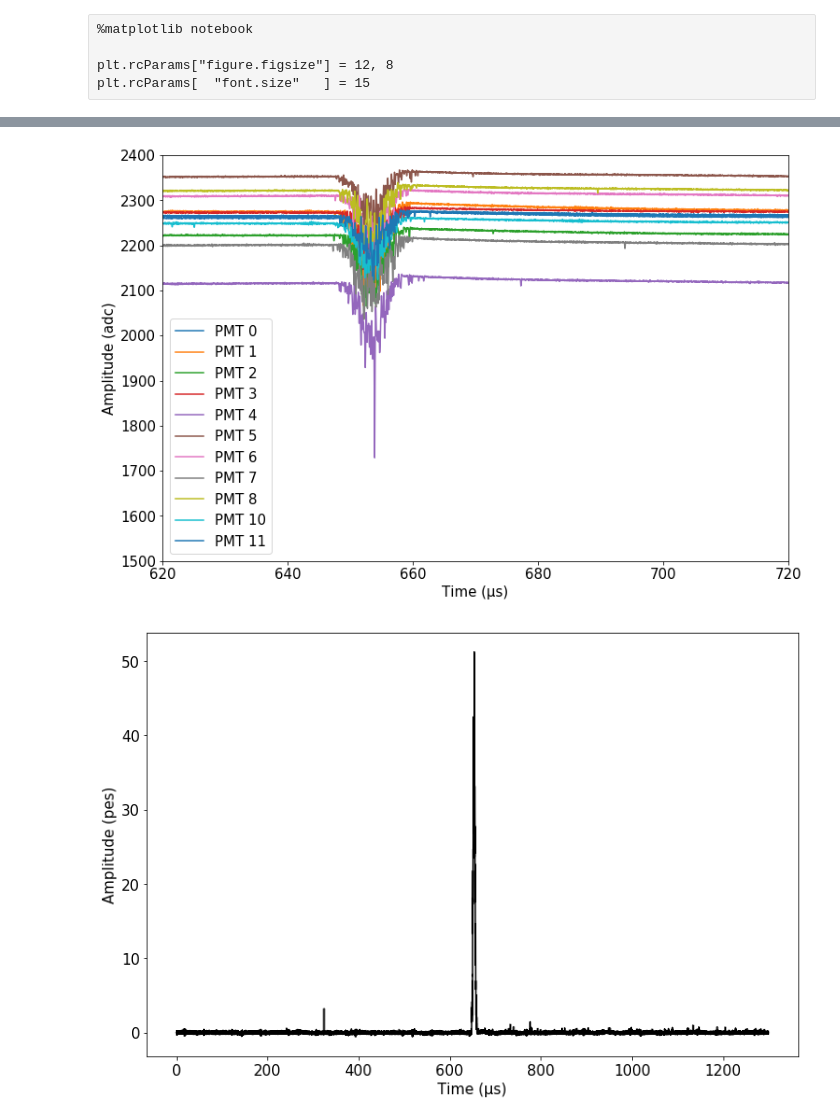
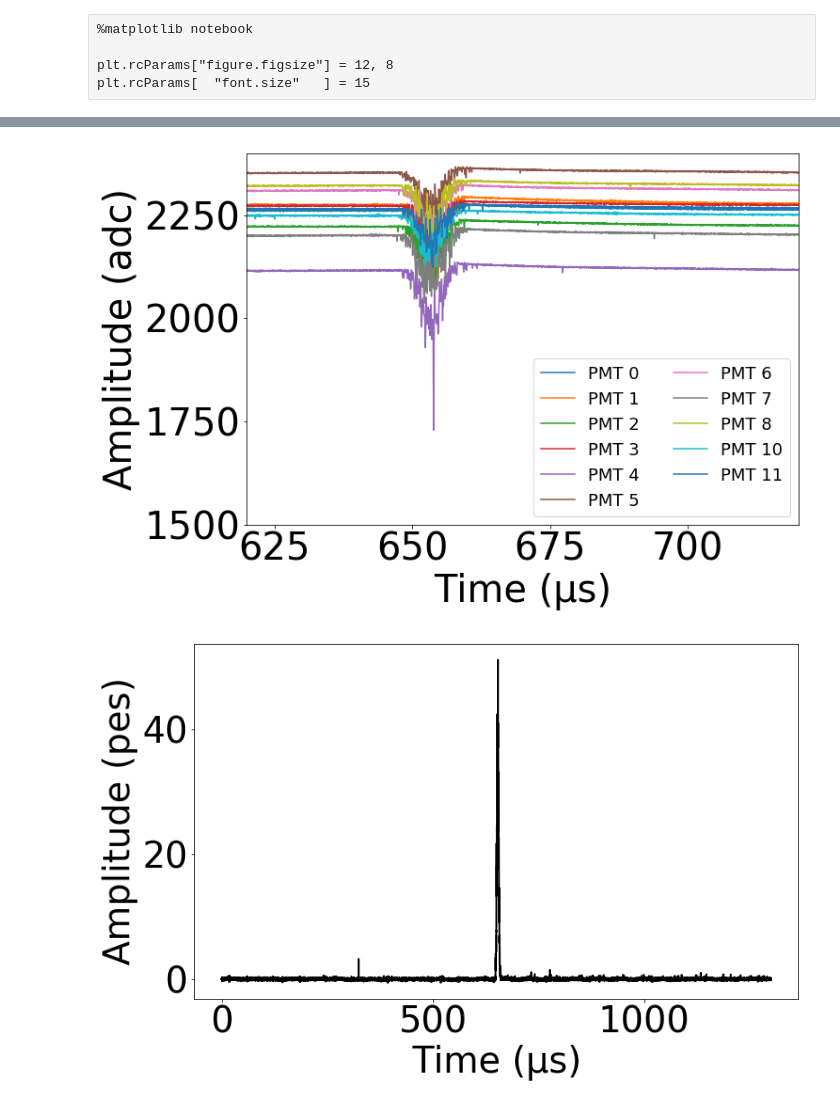
Before and after one commit to gonzaponte/MyNotebooks, a Jupyter notebook: tools/plot_wfs.ipynb, the cells around one changed output, grey strips where cells are left out. Cells and saved outputs as stored; diff of their text form; code cells hidden in the pictures.

```diff
--- a/tools/plot_wfs.ipynb
+++ b/tools/plot_wfs.ipynb
@@ -18,13 +18,16 @@ from invisible_cities.database.load_db                 import DataSiPM
 # %%
 %matplotlib inline
 
-plt.rcParams["figure.figsize"] = 12, 8
-plt.rcParams[  "font.size"   ] = 15
+plt.rcParams["figure.figsize"   ] = 12, 8
+plt.rcParams[  "font.size"      ] = 40
+plt.rcParams["figure.autolayout"] = True
 # %% [raw]
 %matplotlib notebook
 
 plt.rcParams["figure.figsize"] = 12, 8
 plt.rcParams[  "font.size"   ] = 15
+# %%
+legend_opts = dict(fontsize=18, ncol=2)
 # %%
 run_number = 4786
 datapmt    = DataPMT (run_number)
@@ -53,7 +56,7 @@ with tb.open_file(input_filename) as file:
 
         labels("Time (µs)", "Amplitude (adc)")
         plt.ylim(1500, 2400)
-        plt.legend()
+        plt.legend(**legend_opts)
         plt.savefig("/Users/Gonzalo/Desktop/kr_pmt_wfs.png")
 
         plt.figure()
@@ -67,7 +70,7 @@ with tb.open_file(input_filename) as file:
         plt.xlim( 322,  327)
 #        plt.ylim(2050, 2400)
         plt.ylim(1500, 2400)
-        plt.legend()
+        plt.legend(**legend_opts)
         plt.savefig("/Users/Gonzalo/Desktop/kr_pmt_wfs_zoom_s1.png")
 
         plt.figure()
@@ -80,23 +83,23 @@ with tb.open_file(input_filename) as file:
         labels("Time (µs)", "Amplitude (adc)")
         plt.xlim( 620,  720)
         plt.ylim(1500, 2400)
-        plt.legend()
+        plt.legend(**legend_opts)
         plt.savefig("/Users/Gonzalo/Desktop/kr_pmt_wfs_zoom_s2.png")
 
         plt.figure()
-        plt.plot(time, sum_wf, c="k")
+        plt.plot(time, sum_wf, c="k", linewidth=2)
         labels("Time (µs)", "Amplitude (pes)")
         plt.savefig("/Users/Gonzalo/Desktop/kr_sum_wf.png")
 
         plt.figure()
-        plt.plot(time, sum_wf, c="k")
+        plt.plot(time, sum_wf, c="k", linewidth=2)
         plt.xlim(322, 327)
         plt.ylim(plt.ylim()[0],  10)
         labels("Time (µs)", "Amplitude (pes)")
         plt.savefig("/Users/Gonzalo/Desktop/kr_sum_wf_zoom_s1.png")
 
         plt.figure()
-        plt.plot(time, sum_wf, c="k")
+        plt.plot(time, sum_wf, c="k", linewidth=2)
         plt.xlim(620, 720)
         labels("Time (µs)", "Amplitude (pes)")
         plt.savefig("/Users/Gonzalo/Desktop/kr_sum_wf_zoom_s2.png")
@@ -109,2 +112,2 @@ with tb.open_file(input_filename) as file:
-[figure, old version]
+[figure, new version]
-[figure, old version]
+[figure, new version]
```
Also changed, not shown: parts of 1 cell of this notebook, 34 other files.
